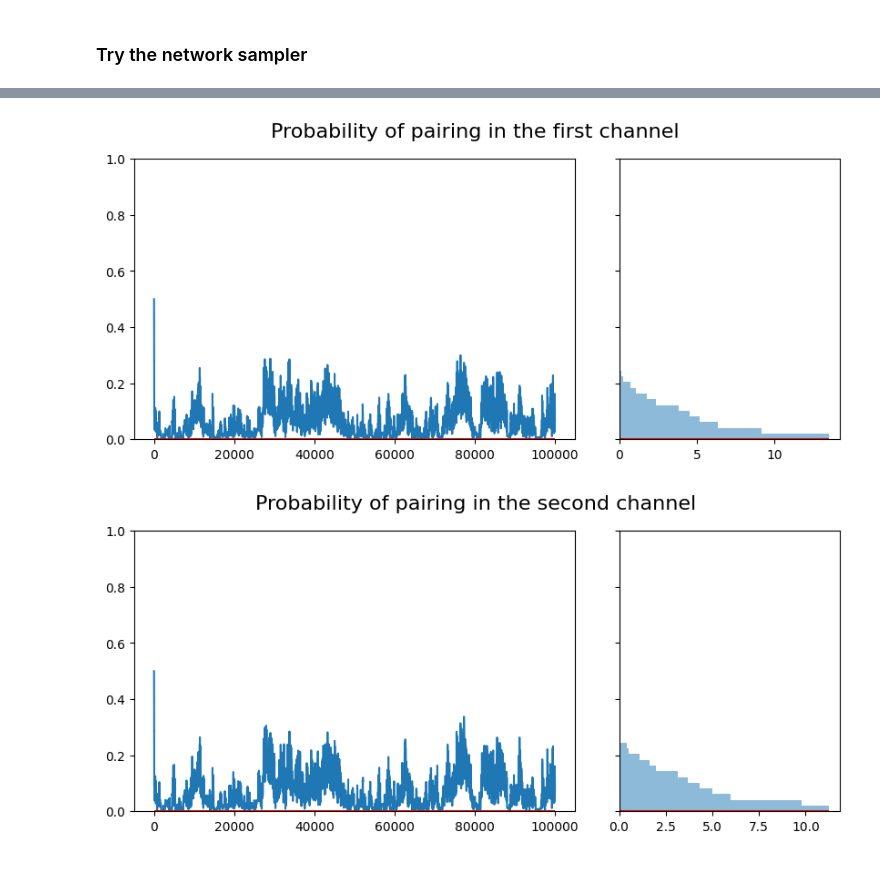
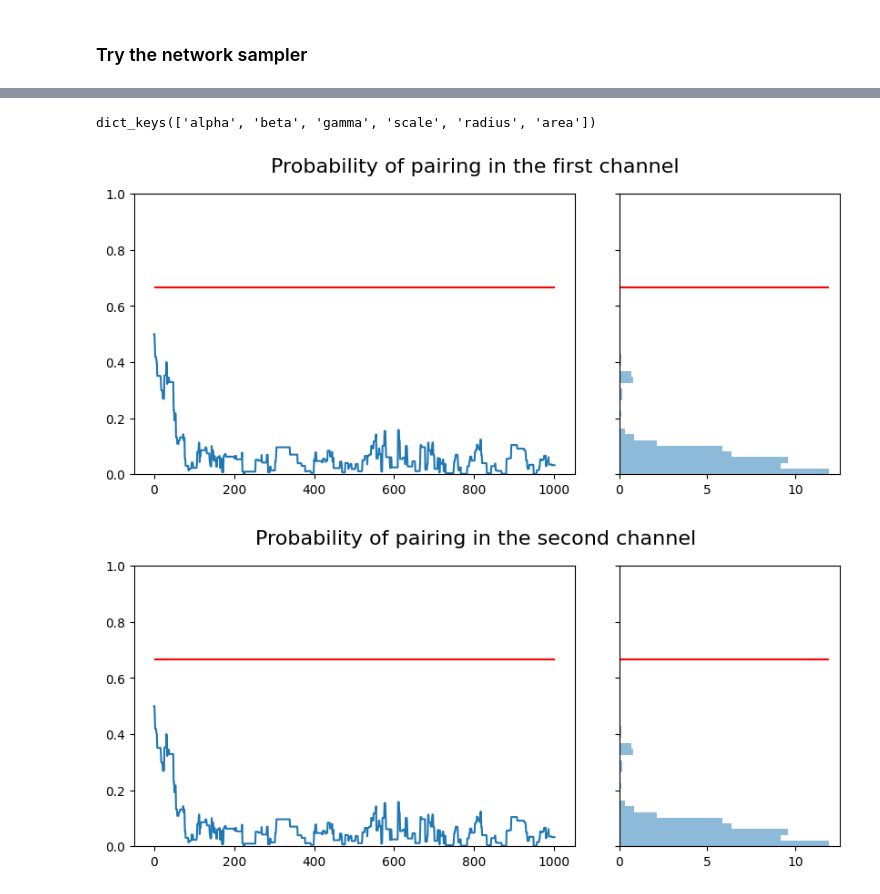
Before and after one commit to gnies/bayes-coloc, a Jupyter notebook: Test examples/continuos donut example.ipynb, the cells around one changed output, grey strips where cells are left out. Drawn from its saved outputs; the diff is of its cells as text; code cells hidden in the pictures.

```diff
--- a/Test examples/continuos donut example.ipynb
+++ b/Test examples/continuos donut example.ipynb
@@ -16,12 +17,12 @@ d = 2
 
 # set parameters
 area = 1
-scale = 0.02
+scale = 0.04
 radius = 0.04
-lam_gamma = 10
-lam_mu = 5
-lam_nu = 7
-true_params = {'lam_gamma': lam_gamma, 'lam_mu': lam_mu, 'lam_nu': lam_nu,
+gamma = 10
+alpha = 5
+beta = 7
+true_params = {'gamma': gamma, 'alpha': alpha, 'beta': beta,
     'scale': scale, 'radius': radius, 'area': area}
 
 ### Data generation
@@ -181,5 +182,4 @@ start_params = {"lam_mu": hyper_theta, "lam_nu": hyper_theta, "lam_gamma": hyper
 # %%
 np.random.seed(1)
-print(len(x), len(y))
 
-chain = DonutInteraction(x, y, start_param=start_params, proposal=proposal, log_prior=log_prior)
+chain = DonutInteraction(x, y,start_params, swap_params, log_prior, proposal)
@@ -188,4 +186,4 @@ chain = DonutInteraction(x, y, start_param=start_params, proposal=proposal, log_
 # %%
-chain.run(n_samples=100000, burn_in=0)
+chain.run(n_samples=1000, burn_in=0)
 print(len(chain.param_trajectory))
 # %% [output]
@@ -318,26 +318,31 @@ Text(0.5, 1.0, 'Trajectory in parameter space')
 # %%
 # Probability of A being paired with B
 gridspec = dict(wspace=0.0, width_ratios=[1, 0.1, 0.5])
 fig, ax = plt.subplots(nrows=1, ncols=3, gridspec_kw=gridspec, figsize=(10, 4))
 fig.suptitle("Probability of pairing in the first channel", fontsize=16)
 ax[0].set_ylim((0, 1))
 
 ax[1].set_visible(False)
-p_a_paired_traj = [params["lam_gamma"]/(params["lam_gamma"]+params["lam_mu"]) for params in chain.param_trajectory]
-p_a_paired_true = true_params["lam_gamma"]/(true_params["lam_gamma"] + true_params["lam_mu"])
+# Print the keys of the first element in chain.param_trajectory to verify the keys
+print(chain.param_trajectory[0].keys())
+
+# Probability of A being paired with B
+p_a_paired_traj = [params["gamma"]/(params["gamma"]+params["alpha"]) for params in chain.param_trajectory]
+p_a_paired_true = true_params["gamma"]/(true_params["gamma"] + true_params["alpha"])
 ax[0].plot(np.arange(len(p_a_paired_traj)), p_a_paired_traj)
 ax[0].hlines(y=p_a_paired_true, xmin=0, xmax=len(p_a_paired_traj), color="red")
 
 bins = np.linspace(0, 1, 50)
 ax[2].hist(p_a_paired_traj, bins=bins, alpha=0.5, label="MCMC",
            color="tab:blue", density=True, orientation="horizontal")
 xmax = np.max(np.histogram(p_a_paired_traj, bins=bins, density=True)[0])
 ax[2].hlines(y=p_a_paired_true, xmin=0, xmax=xmax, color="red")
 ax[2].set_ylim((0, 1))
 ax[2].set_yticklabels([])
 plt.show()
 # %% [output]
+dict_keys(['alpha', 'beta', 'gamma', 'scale', 'radius', 'area'])
-[figure, old version]
+[figure, new version]
 # %%
 # probability of pairing in the second channel
 gridspec = dict(wspace=0.0, width_ratios=[1, 0.1, 0.5])
@@ -346,8 +351,8 @@ fig.suptitle("Probability of pairing in the second channel", fontsize=16)
 ax[0].set_ylim((0, 1))
 
 ax[1].set_visible(False)
-p_b_pair_traj = [params["lam_gamma"]/(params["lam_gamma"]+params["lam_nu"]) for params in chain.param_trajectory]
-p_b_pair_true = true_params["lam_gamma"]/(true_params["lam_gamma"] + true_params["lam_nu"])
+p_b_pair_traj = [params["gamma"]/(params["gamma"]+params["alpha"]) for params in chain.param_trajectory]
+p_b_pair_true = true_params["gamma"]/(true_params["gamma"] + true_params["alpha"])
 ax[0].plot(np.arange(len(p_b_pair_traj)), p_b_pair_traj)
 ax[0].hlines(y=p_b_pair_true, xmin=0, xmax=len(p_b_pair_traj), color="red")
 
@@ -361,4 +366,4 @@ ax[2].set_ylim((0, 1))
 ax[2].set_yticklabels([])
 plt.show()
 # %% [output]
-[figure, old version]
+[figure, new version]
```
Also changed, not shown: parts of 26 cells of this notebook, 2 other files.
